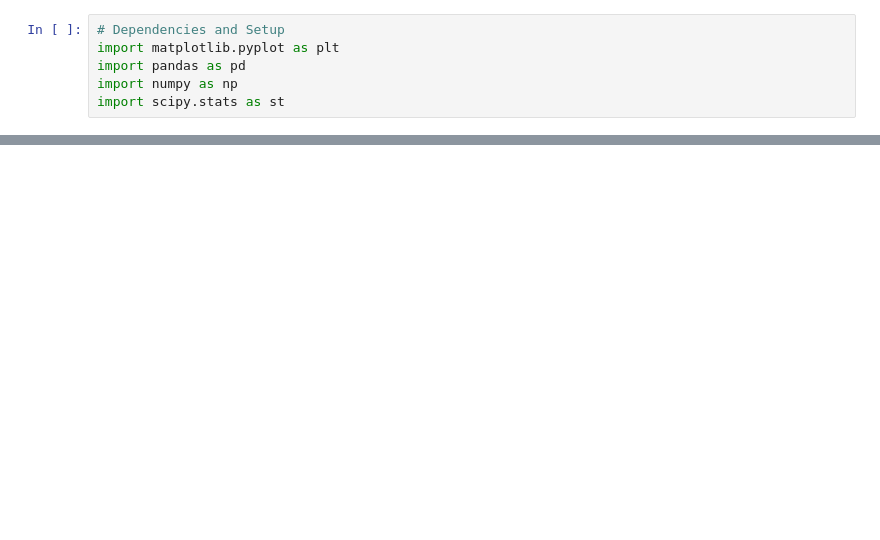
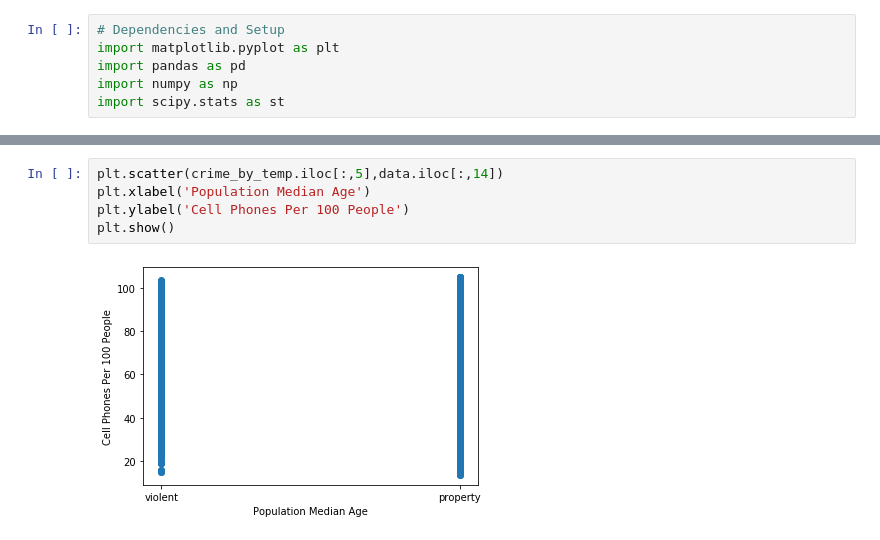
Before and after one commit to b-wild/Project_One_Group_2, a Jupyter notebook: Q3-4_Correlation.ipynb, the cells around one changed output, grey strips where cells are left out. Cells and saved outputs as stored; diff of their text form; blank space fills up the shorter version.

```diff
--- a/Q3-4_Correlation.ipynb
+++ b/Q3-4_Correlation.ipynb
@@ -17,0 +95,7 @@ FileNotFoundError: [Errno 2] File output_data/crime_weather_merged.csv does not
+# %%
+plt.scatter(crime_by_temp.iloc[:,5],data.iloc[:,14])
+plt.xlabel('Population Median Age')
+plt.ylabel('Cell Phones Per 100 People')
+plt.show()
+# %% [output]
+[figure, added]
```
Also changed, not shown: parts of 12 cells of this notebook.
